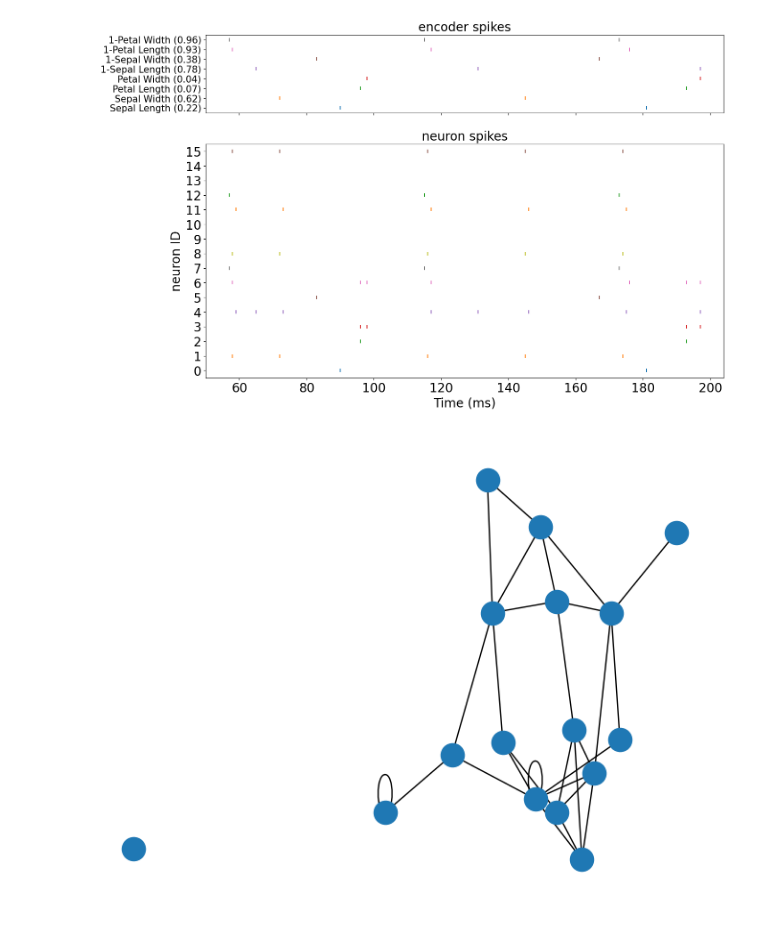
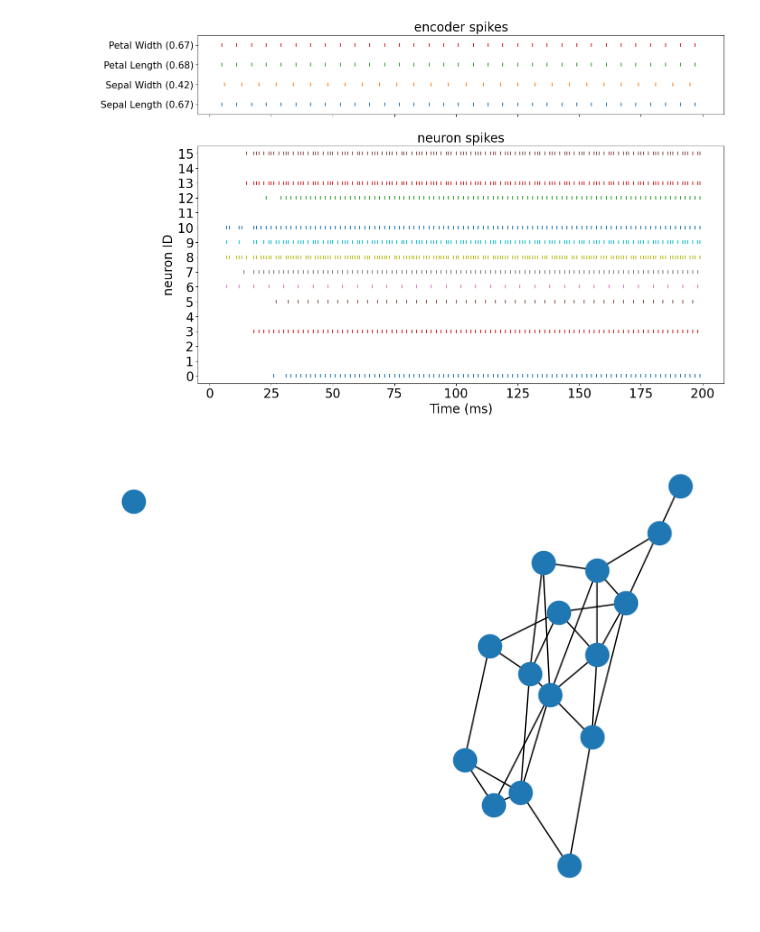
Before and after one commit to rfebbo/SNN_DPE, a Jupyter notebook: demonstration/classification/03_running_network.ipynb, the cells around one changed output. Drawn from its saved outputs; the diff is of its cells as text; code cells hidden in the pictures.

```diff
--- a/demonstration/classification/03_running_network.ipynb
+++ b/demonstration/classification/03_running_network.ipynb
@@ -1,42 +1,42 @@
 # %%
 import matplotlib.pyplot as plt
 import numpy as np
 
 from snn_dpe.tools.data import normalize_iris_data, read_iris_data
 from snn_dpe.tools.network import (create_encoders, create_network,
                                    reset_network, run_network)
 from snn_dpe.tools.plotting import plot_network, plot_spikes
 
 iris_data_location = '../../Datasets/Iris/iris.data'
+
+iris_data, labels, classes, attributes = read_iris_data(iris_data_location)
+
+normalized_iris_data = normalize_iris_data(iris_data, attributes)
+
+# create a test network and encoders
+n_neurons = 16
+n_synapses = 32
+
+neurons = create_network(n_neurons, n_synapses)
+
+min_f = 100
+max_f = 180
+sim_f = 1000
+
+sim_time = 200
+
+encoders = create_encoders(len(attributes), min_f, max_f, sim_f)
+
+enc_inputs = normalized_iris_data[0]
+
+# feed a test sample into the test network
+neuron_fires, encoder_fires = run_network(neurons, encoders, enc_inputs, sim_time)
+
+reset_network(neurons, encoders)
+
+plot_spikes(neuron_fires, encoder_fires, attributes, enc_inputs)
+
+plot_network(neurons)
+# %% [output]
+[figure, added]
+[figure, added]
-# %%
-iris_data, labels, classes, attributes = read_iris_data(iris_data_location)
-
-normalized_iris_data = normalize_iris_data(iris_data, attributes)
-
-# create a test network and encoders
-n_neurons = 16
-n_synapses = int(n_neurons * np.random.uniform(low=1.4, high=2.2)) # random number from n_neurons * 2 to n_neurons * 3
-
-neurons = create_network(n_neurons, n_synapses, negative_weights=True, threshold_range=(0.1, 0.4), leak_range=(0.01, 0.15), weight_factor=1.8)
-
-min_f = 100
-max_f = 180
-sim_f = 10000
-
-encoders = create_encoders(len(attributes)*2, min_f, max_f, sim_f, enc_type='period')
-
-sim_time = 200
-
-enc_inputs = np.append(normalized_iris_data[0], (1-normalized_iris_data[0]))
-
-# feed a test sample into the test network
-fires = run_network(neurons, encoders, enc_inputs, sim_time)
-
-reset_network(neurons, encoders)
-
-plot_spikes(fires, attributes + [f'1-{x}' for x in attributes], enc_inputs, sim_time)
-
-plot_network(neurons)
-# %% [output]
-[figure, removed]
-[figure, removed]
```
Also changed, not shown: 9 other files.
